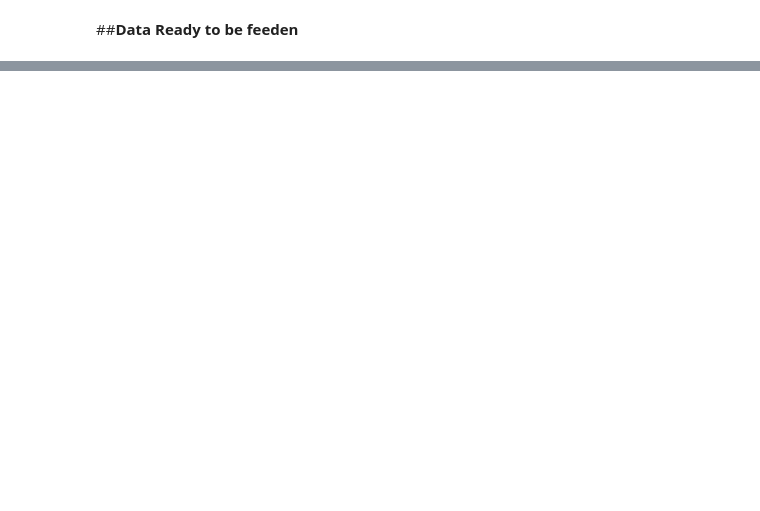
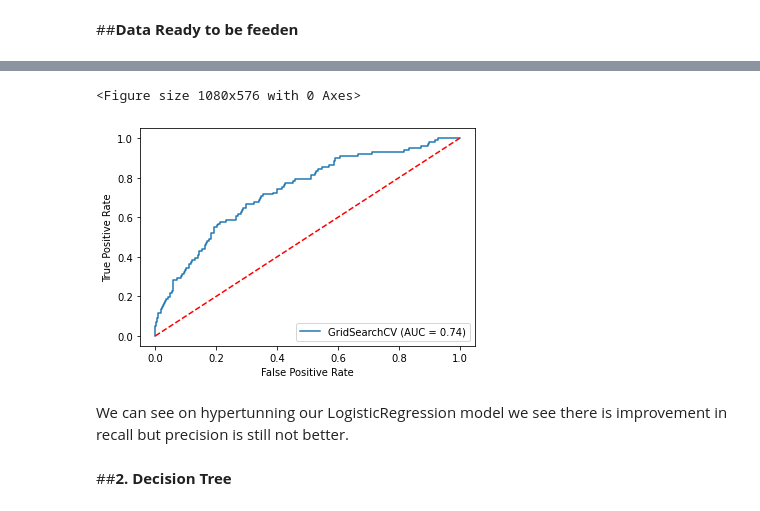
Before and after one commit to shirsh12/Cardiovascular-Risk-Prediction, a Jupyter notebook: Cardiovascular_Risk_Prediction.ipynb, the cells around one changed output, grey strips where cells are left out. Cells and saved outputs as stored; diff of their text form; code cells hidden in the pictures; blank space fills up the shorter version.

```diff
--- a/Cardiovascular_Risk_Prediction.ipynb
+++ b/Cardiovascular_Risk_Prediction.ipynb
@@ -774,0 +833,13 @@ weighted avg       0.81      0.30      0.32       543
+# %%
+# define models and parameters
+model = LogisticRegression()
+solvers = ['newton-cg', 'lbfgs', 'liblinear']
+penalty = ['l2']
+c_values = [100, 10, 1.0, 0.1, 0.01]
+# define grid search
+grid = dict(solver=solvers,penalty=penalty,C=c_values)
+cv = RepeatedStratifiedKFold(n_splits=10, n_repeats=3, random_state=1)
+grid_search = GridSearchCV(estimator=model, param_grid=grid, n_jobs=10, cv=cv, scoring='f1',error_score=0,verbose=3)
+grid_result = grid_search.fit(X_train, y_ros)
+# summarize results
+print("Best: %f using %s" % (grid_result.best_score_, grid_result.best_params_))
@@ -774,0 +865,14 @@ weighted avg       0.81      0.30      0.32       543
+# %%
+from sklearn.metrics import plot_roc_curve
+plt.figure(figsize=(15,8))
+svc_disp = plot_roc_curve(grid_search,test_data,final_testY)
+x,y=np.arange(0,1.1,0.1),np.arange(0,1.1,0.1)
+plt.plot(x,y,'b--',color='r')
+plt.show()
+# %% [output]
+<Figure size 1080x576 with 0 Axes>
+[figure, added]
+# %% [markdown]
+We can see on hypertunning our LogisticRegression model we see there is improvement in recall but precision is still not better.
+# %% [markdown]
+##**2. Decision Tree**
```
Also changed, not shown: parts of 54 cells of this notebook.
